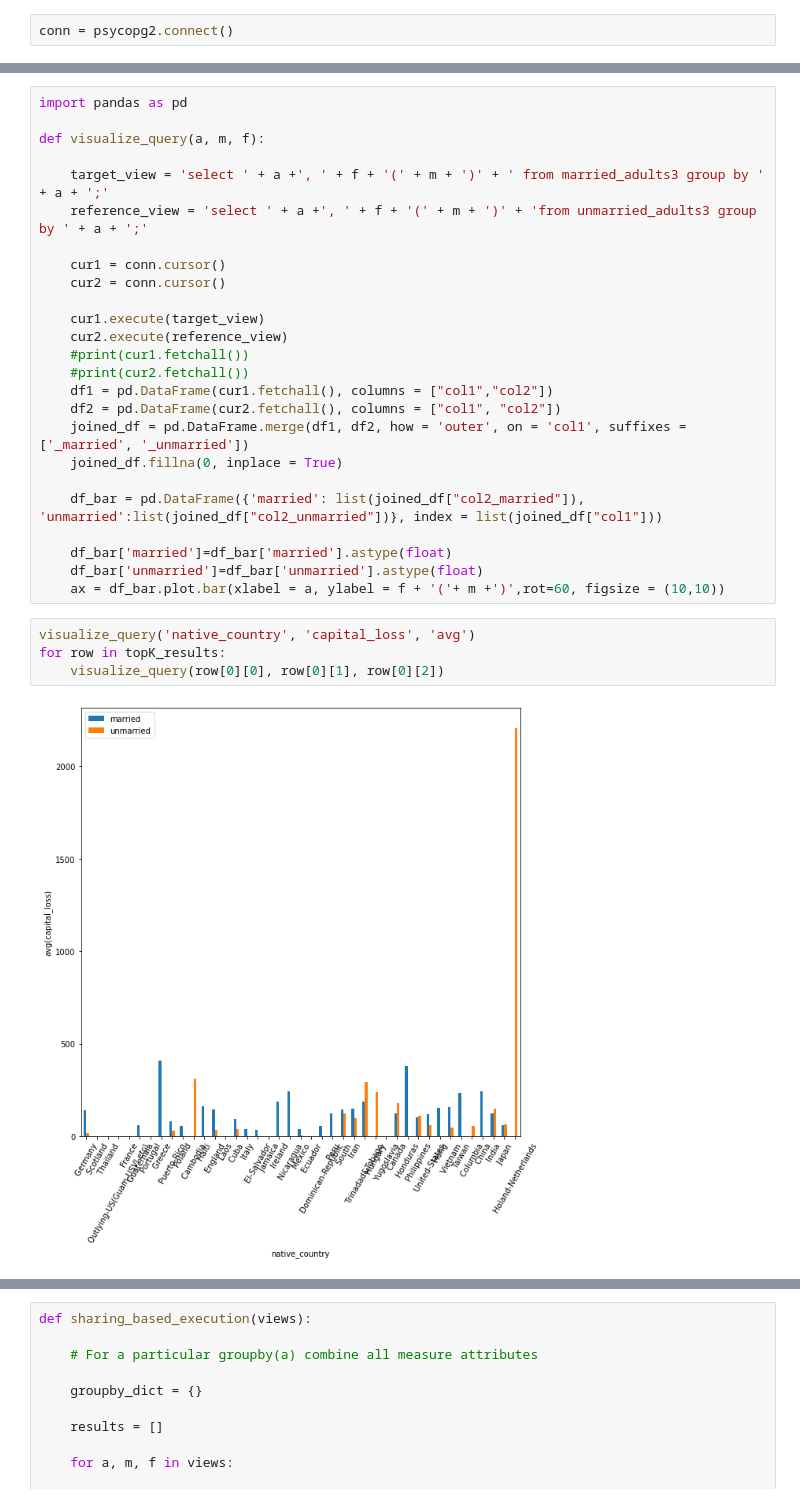
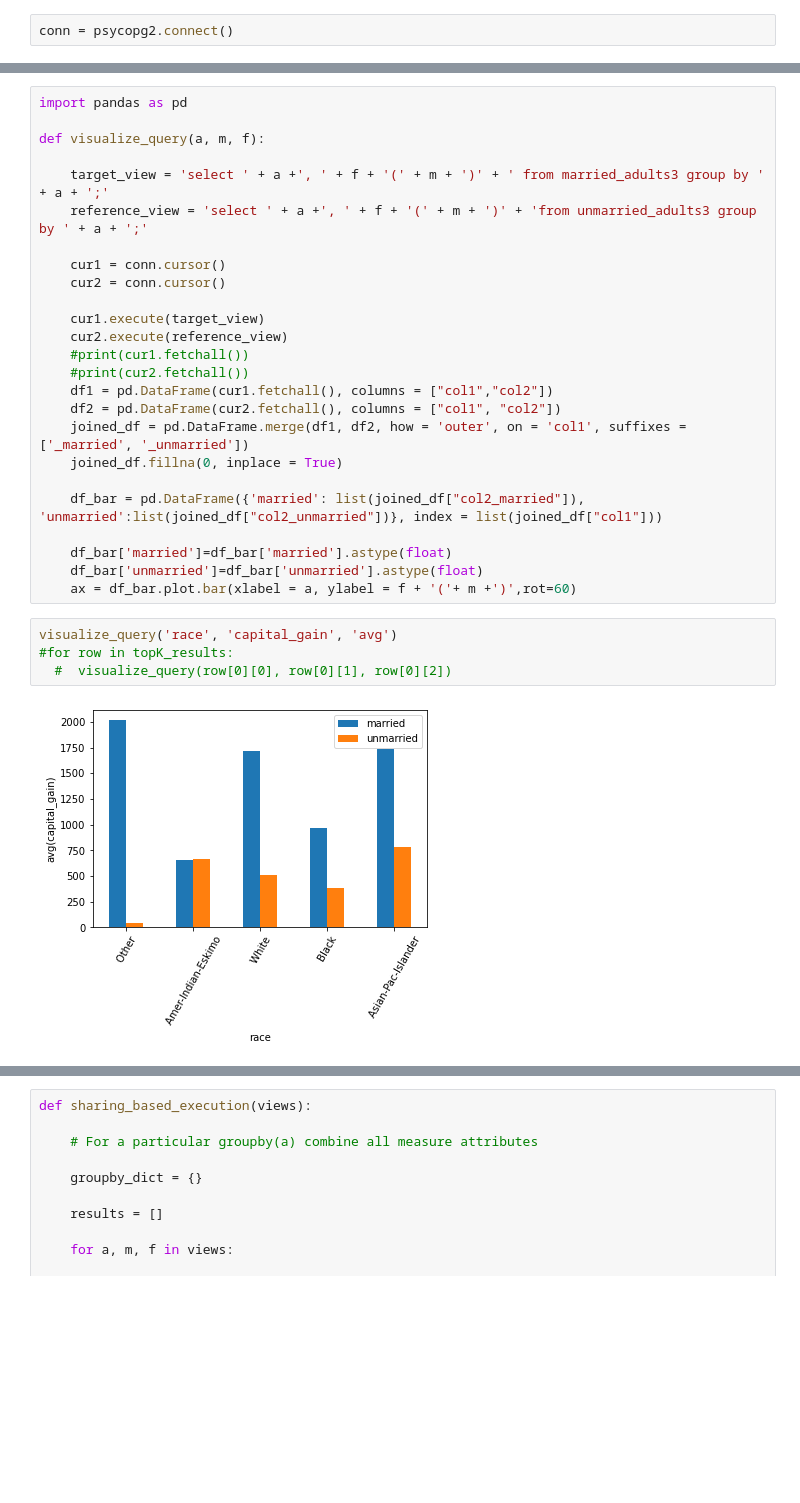
Before and after one commit to mohithakhilesh/seeDB, a Jupyter notebook: seedb.ipynb, the cells around one changed output, grey strips where cells are left out. Cells and saved outputs as stored; diff of their text form; blank space fills up the shorter version.

```diff
--- a/seedb.ipynb
+++ b/seedb.ipynb
@@ -176,10 +165,10 @@ def visualize_query(a, m, f):
 
     df_bar['married']=df_bar['married'].astype(float)
     df_bar['unmarried']=df_bar['unmarried'].astype(float)
-    ax = df_bar.plot.bar(xlabel = a, ylabel = f + '('+ m +')',rot=60, figsize = (10,10))
+    ax = df_bar.plot.bar(xlabel = a, ylabel = f + '('+ m +')',rot=60)
 # %%
-visualize_query('native_country', 'capital_loss', 'avg')
-for row in topK_results:
-    visualize_query(row[0][0], row[0][1], row[0][2])
+visualize_query('race', 'capital_gain', 'avg')
+#for row in topK_results:
+  #  visualize_query(row[0][0], row[0][1], row[0][2])
 # %% [output]
-[figure, old version]
+[figure, new version]
```
Also changed, not shown: parts of 8 cells of this notebook.
